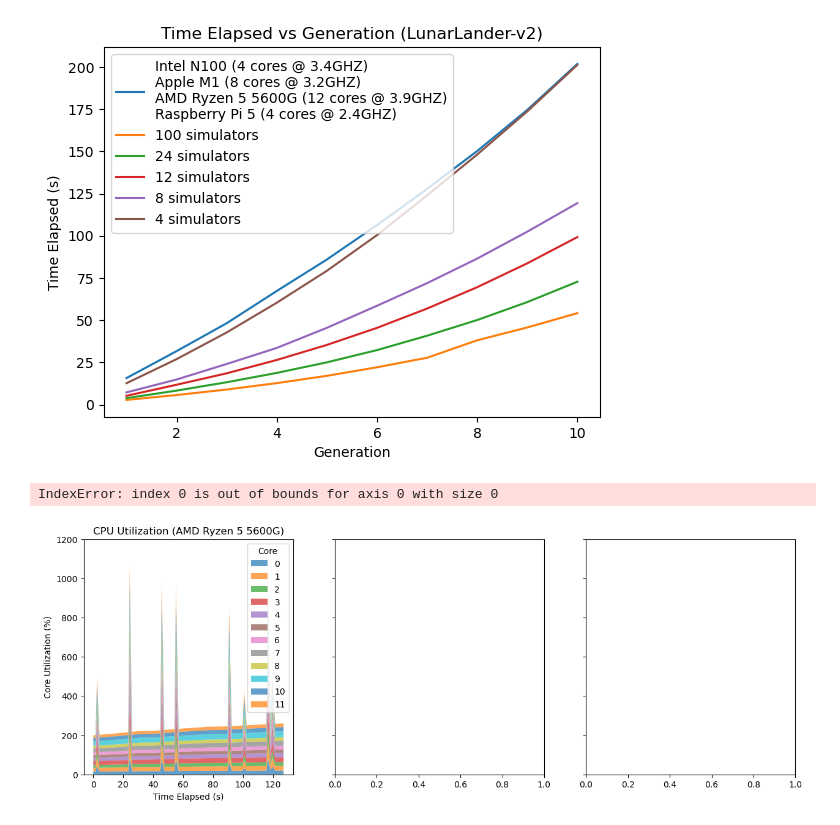
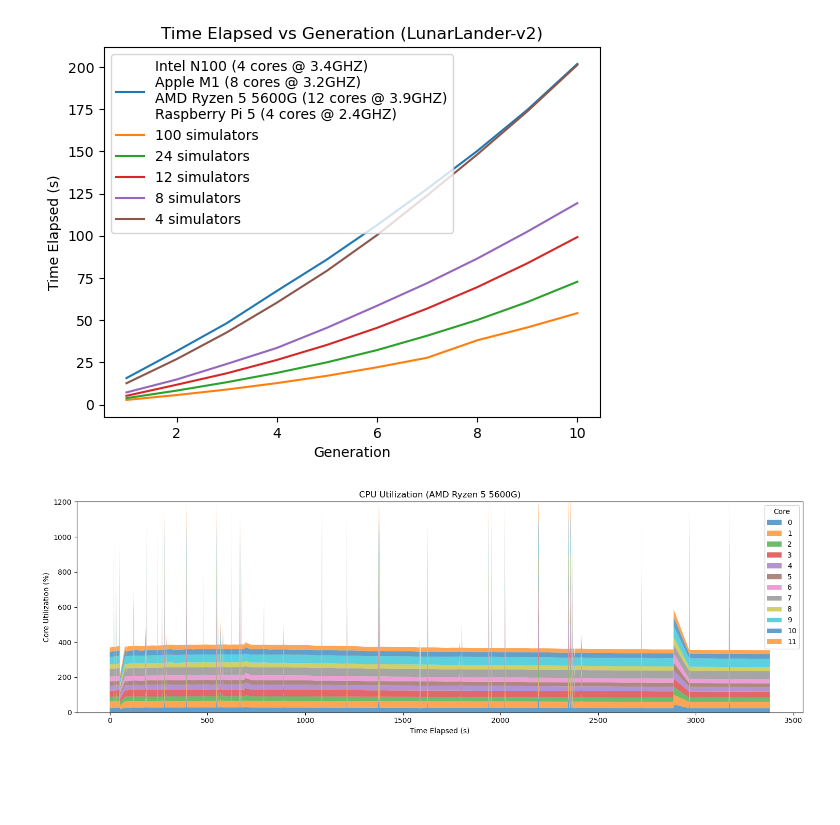
Before and after one commit to bmcnns/distributed-tpg, a Jupyter notebook: lunar_lander_early_benchmarks.ipynb, the cells around one changed output. Saved outputs shown, nothing was run; the diff lists cells and outputs as text; code cells hidden in the pictures; blank space fills up the shorter version.

```diff
--- a/lunar_lander_early_benchmarks.ipynb
+++ b/lunar_lander_early_benchmarks.ipynb
@@ -54,7 +54,8 @@ import matplotlib.pyplot as plt
 import duckdb
 
 # Define the workers you want to plot
-workers = ['desktop', 'beelink', 'raspberrypi']
+#workers = ['desktop', 'beelink', 'raspberrypi']
+workers = ['desktop']
 
 # Set up the figure and axes for subplots
 fig, axes = plt.subplots(nrows=1, ncols=len(workers), figsize=(15, 5), sharey=True)
@@ -64,38 +65,43 @@ for i, worker in enumerate(workers):
     # Query and prepare the data
     df = duckdb.query(f"""
     SELECT * FROM db.public.cpu_utilization
     WHERE worker = '{worker}'
     """).df()
 
     # Calculate time elapsed
     df['time_elapsed'] = df['time'] - df['time'].min()
 
     # Pivot the DataFrame for plotting
     pivot_df = df.pivot_table(index='time_elapsed', columns='core', values='utilization', aggfunc='mean')
 
     # Plotting
-    axes[i].stackplot(pivot_df.index, pivot_df.T, labels=pivot_df.columns, alpha=0.7)
-    axes[i].set_xlabel('Time Elapsed (s)')
+    #axes[i].stackplot(pivot_df.index, pivot_df.T, labels=pivot_df.columns, alpha=0.7)
+    #axes[i].set_xlabel('Time Elapsed (s)')
+    axes.stackplot(pivot_df.index, pivot_df.T, labels=pivot_df.columns, alpha=0.7)
+    axes.set_xlabel('Time Elapsed (s)')
 
     if worker == "desktop":
-        axes[i].set_title(f'CPU Utilization (AMD Ryzen 5 5600G)')
+        #axes[i].set_title(f'CPU Utilization (AMD Ryzen 5 5600G)')
+        axes.set_title(f'CPU Utilization (AMD Ryzen 5 5600G)')
     elif worker == "beelink":
         axes[i].set_title(f'CPU Utilization (Intel N100)')
     elif worker == "raspberrypi":
         axes[i].set_title(f'CPU Utilization (Raspberry Pi 5)')
     elif worker == "macbook":
         axes[i].set_title(f"CPU Utilization (Apple M1)")
 
-    axes[i].set_ylim(0, 1200)
+    #axes[i].set_ylim(0, 1200)
+    axes.set_ylim(0, 1200)
 
     if i == 0:
-        axes[i].set_ylabel('Core Utilization (%)')
+        #axes[i].set_ylabel('Core Utilization (%)')
+        axes.set_ylabel('Core Utilization (%)')
 
-    axes[i].legend(title='Core')
+    #axes[i].legend(title='Core')
+    axes.legend(title='Core')
 
 # Adjust layout
 plt.tight_layout()
 plt.show()
 # %% [output]
-IndexError: index 0 is out of bounds for axis 0 with size 0
-[figure, old version]
+[figure, new version]
```
Also changed, not shown: parts of 6 cells of this notebook, 3 other files.
